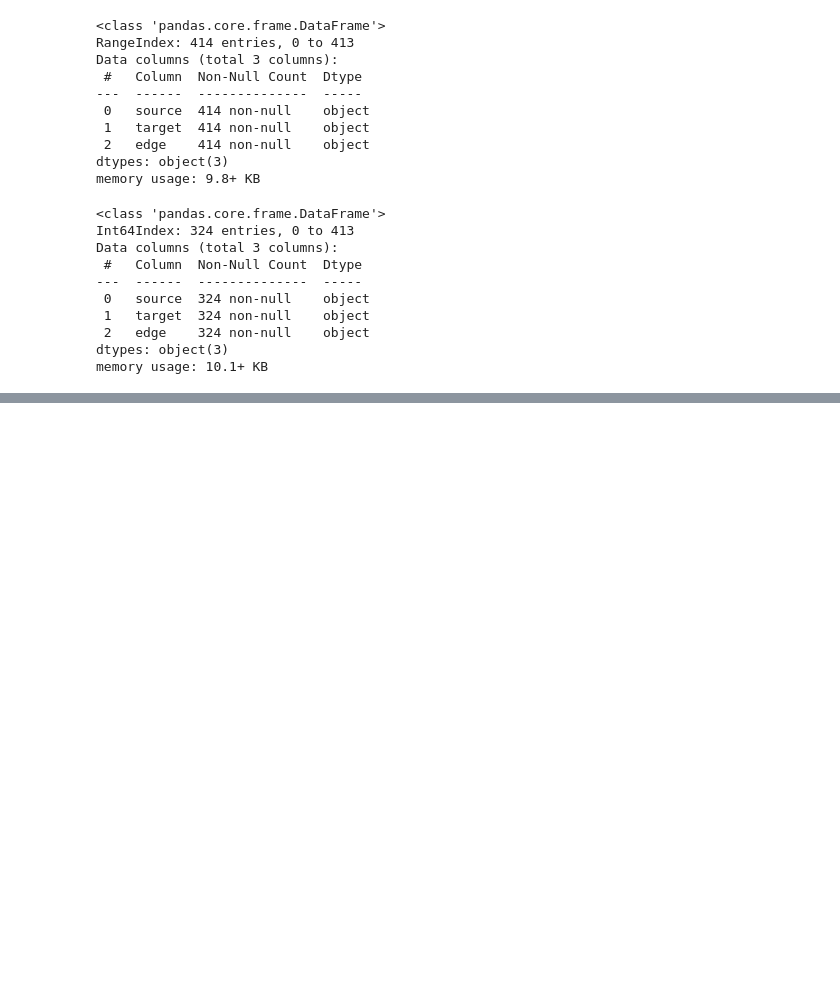
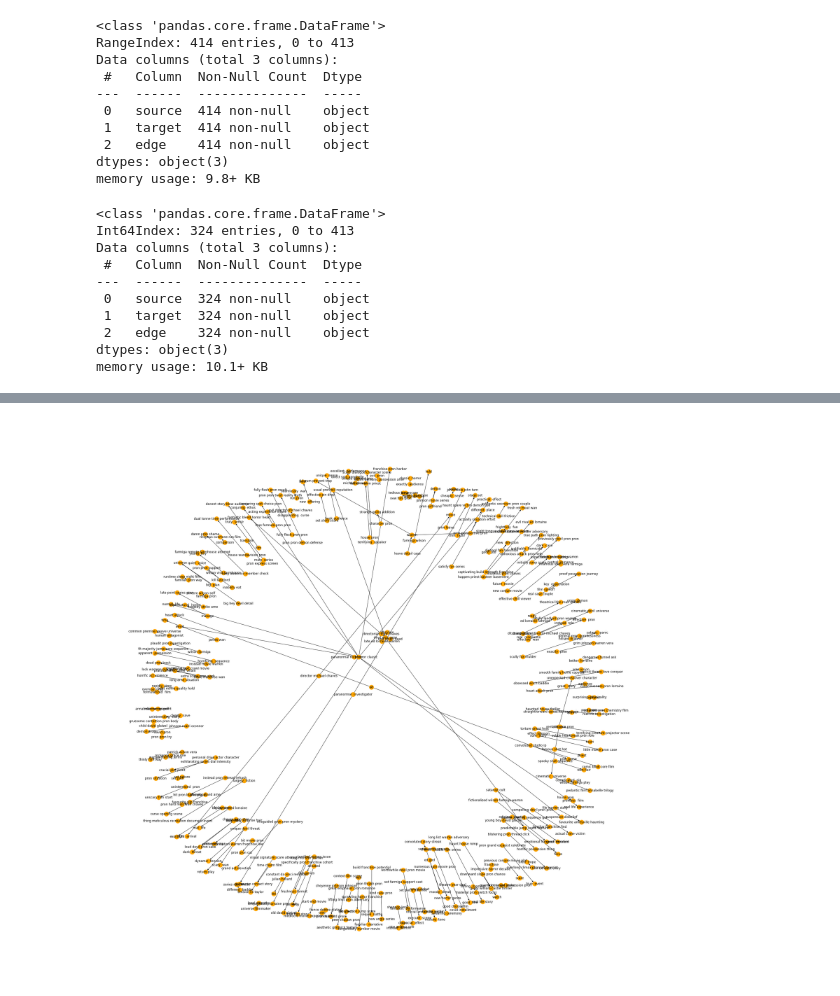
Before and after one commit to erinmcmahon26/NLP-Chat-Bot, a Jupyter notebook: Knowledge_Graph.ipynb, the cells around one changed output, grey strips where cells are left out. Saved outputs shown, nothing was run; the diff lists cells and outputs as text; code cells hidden in the pictures; blank space fills up the shorter version.

```diff
--- a/Knowledge_Graph.ipynb
+++ b/Knowledge_Graph.ipynb
@@ -373,0 +443,2 @@ def plot_graph(df: pd.DataFrame, show_edges: bool = False, figsize: Tuple[int, i
+# %%
+kg_clean = pd.DataFrame({'source': source_clean, 'target': target_clean, 'edge': relations_clean})
@@ -373,0 +454,6 @@ def plot_graph(df: pd.DataFrame, show_edges: bool = False, figsize: Tuple[int, i
+# %%
+for col in kg_clean:
+  kg_clean[col] = kg_clean[col].str.lower()
+# %%
+for col in kg_clean:
+  kg_clean = kg_clean[kg_clean[col] != '']
@@ -373,0 +473,12 @@ def plot_graph(df: pd.DataFrame, show_edges: bool = False, figsize: Tuple[int, i
+# %%
+kgraph_2 = nx.from_pandas_edgelist(kg_clean, "source", "target", edge_attr=True, create_using=nx.MultiDiGraph())
+# %%
+plt.figure(figsize=(30,30))
+pos = nx.spring_layout(kgraph_2)
+nx.draw(kgraph_2, with_labels=True,
+        node_color='orange',
+        edge_cmap=plt.cm.Blues,
+        pos=pos)
+plt.show()
+# %% [output]
+[figure, added]
```
Also changed, not shown: parts of 45 cells of this notebook.
